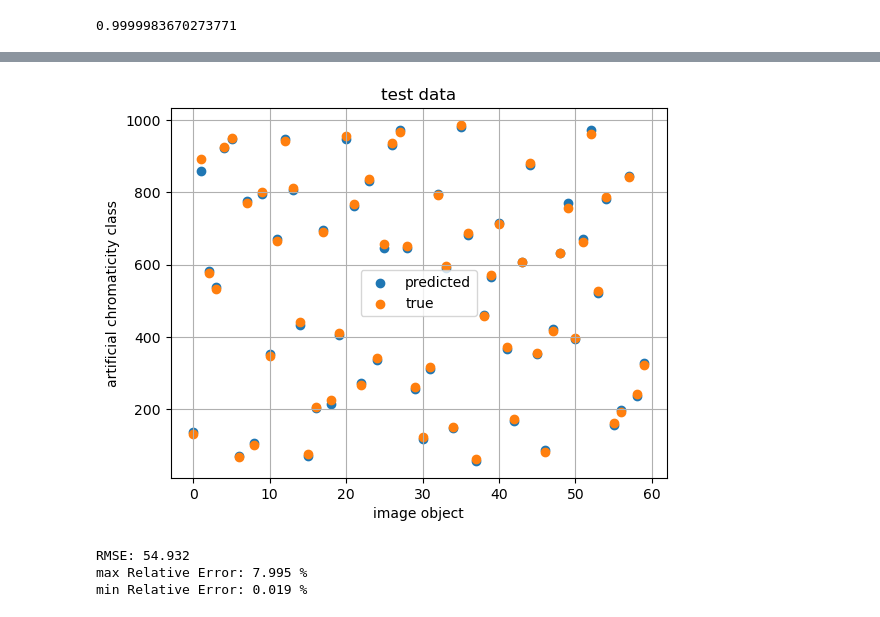
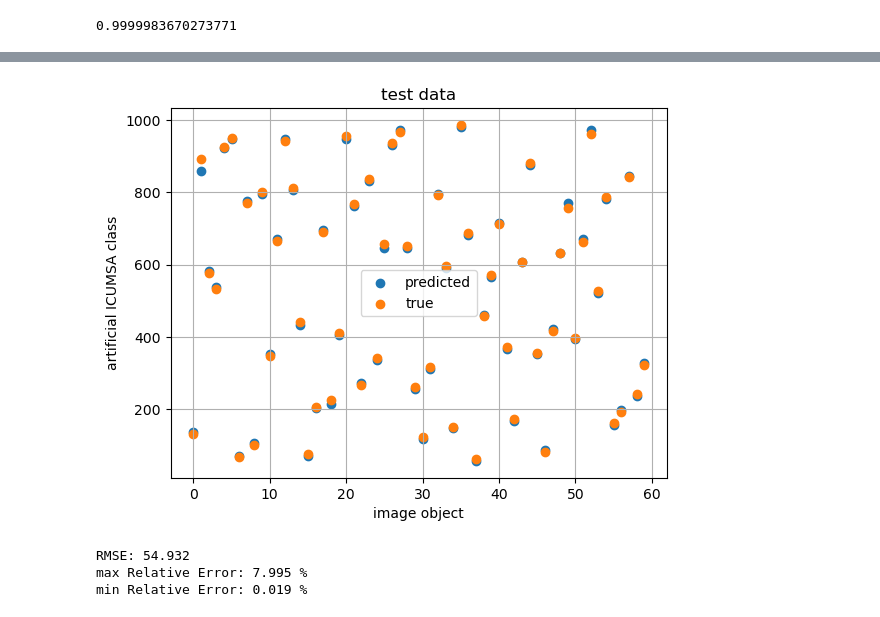
Before and after one commit to visualIgorec/Exponenta_projects, a Jupyter notebook: Успенский_сахар/LAB_ICUMSA/test.ipynb, the cells around one changed output, grey strips where cells are left out. Cells and saved outputs as stored; diff of their text form; code cells hidden in the pictures.

```diff
--- a/Успенский_сахар/LAB_ICUMSA/test.ipynb
+++ b/Успенский_сахар/LAB_ICUMSA/test.ipynb
@@ -102,16 +102,16 @@ plt.show()
 # %%
 y_test_predicted = reg.predict(X_test)
 y_test_ = y_test.to_numpy()
 plt.scatter(np.arange(0,len(y_test_predicted)), y_test_predicted, label='predicted')
 plt.scatter(np.arange(0,len(y_test_)), y_test_, label='true')
 plt.title('test data')
 plt.xlabel('image object')
-plt.ylabel('artificial chromaticity class')
+plt.ylabel('artificial ICUMSA class')
 plt.grid()
 plt.legend()
 plt.show()
 # %% [output]
-[figure, old version]
+[figure, new version]
 # %%
 # RMSE
 def rmse(y_hat, y_t):
```
Also changed, not shown: parts of 1 cell of this notebook.
